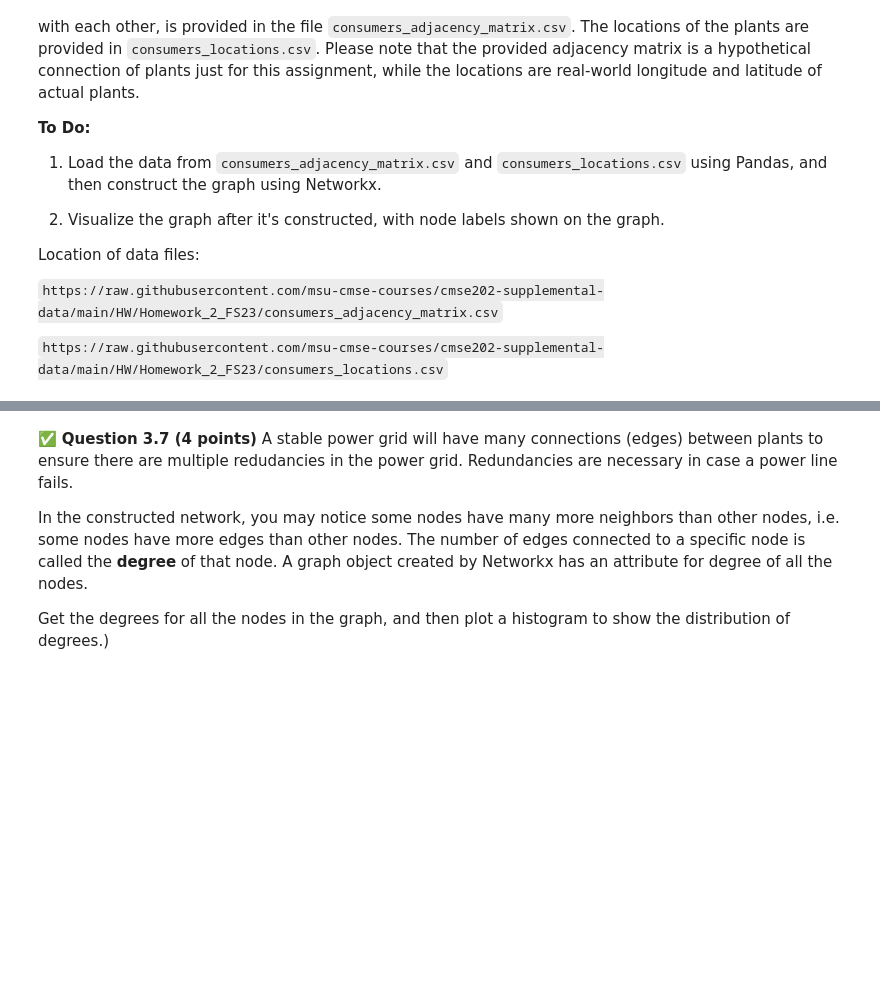
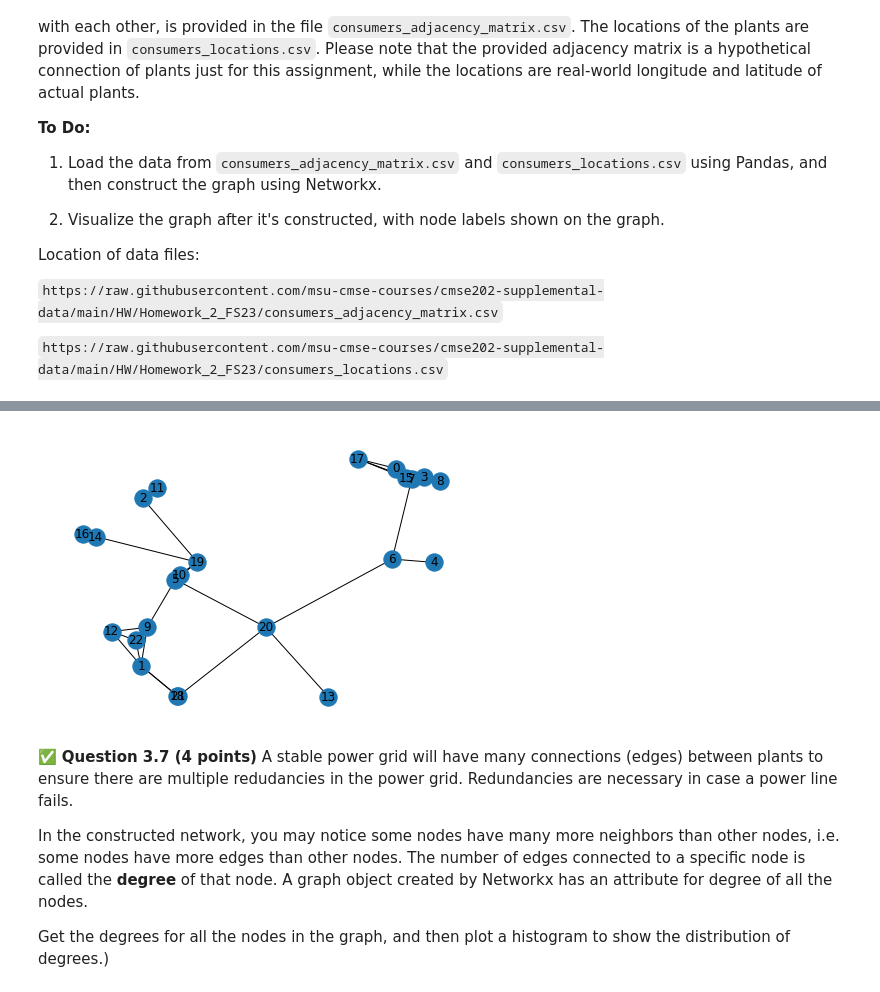
Before and after one commit to Enzo-Cereghino/CMSE202-f23-turnin, a Jupyter notebook: hw-02/HW-02_OOP_ABM_GraphTheory-STUDENT.ipynb, the cells around one changed output, grey strips where cells are left out. Drawn from its saved outputs; the diff is of its cells as text; code cells hidden in the pictures; blank space fills up the shorter version.

```diff
--- a/hw-02/HW-02_OOP_ABM_GraphTheory-STUDENT.ipynb
+++ b/hw-02/HW-02_OOP_ABM_GraphTheory-STUDENT.ipynb
@@ -425,9 +507,12 @@ Location of data files:
 # %%
 # Complete the following code to construct and display the graph
 
-position = pd.read_csv('./consumers_locations.csv', header=None)
+position = pd.read_csv('consumers_locations.csv', header=None)
+graph_adjacency_matrix = pd.read_csv('consumers_adjacency_matrix.csv', header = None)
 G = nx.Graph(graph_adjacency_matrix)
 nx.draw(G, pos=position.values, with_labels=True)
+# %% [output]
+[figure, added]
 # %% [markdown]
 &#9989; **Question 3.7 (4 points)** A stable power grid will have many connections (edges) between plants to ensure there are multiple redudancies in the power grid.  Redundancies are necessary in case a power line fails.
 
```
Also changed, not shown: parts of 23 cells of this notebook.
